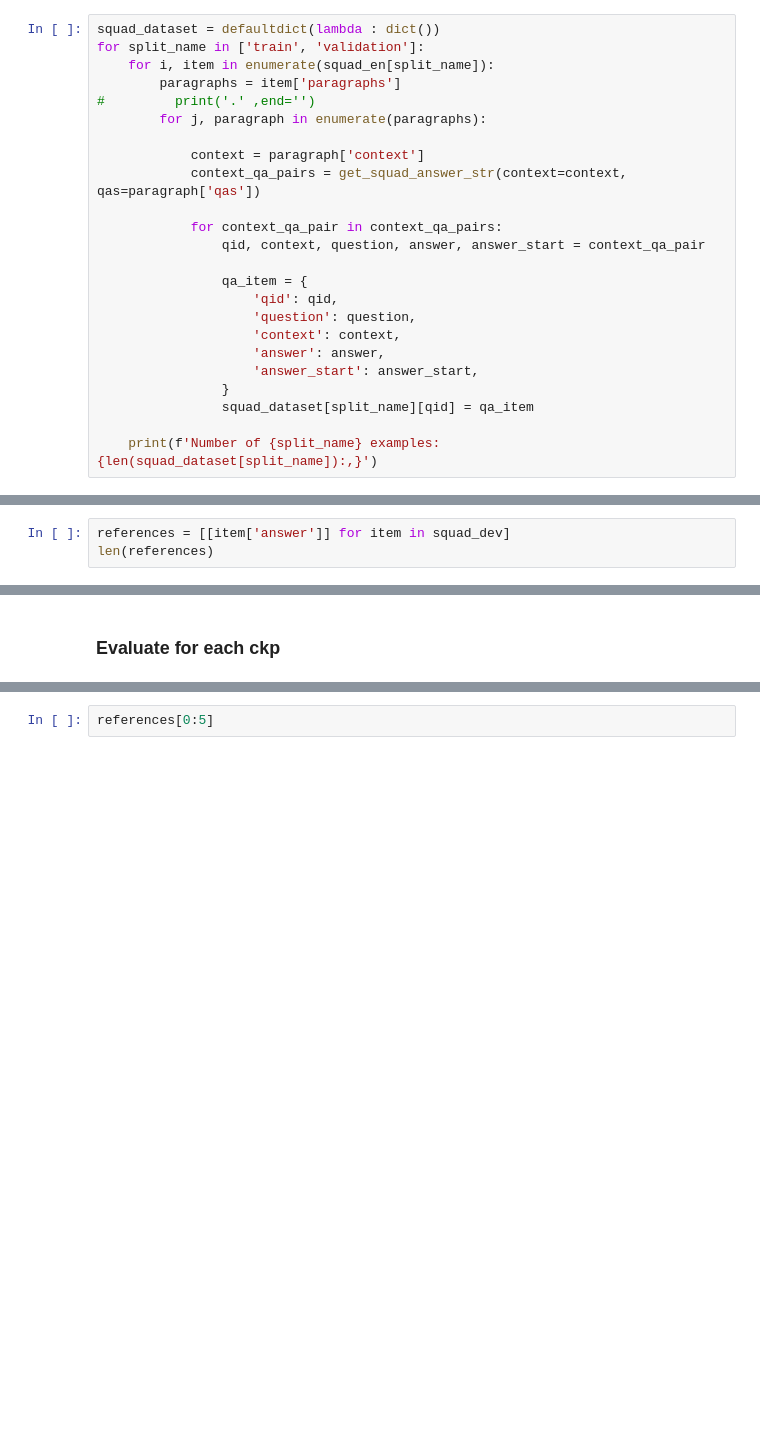
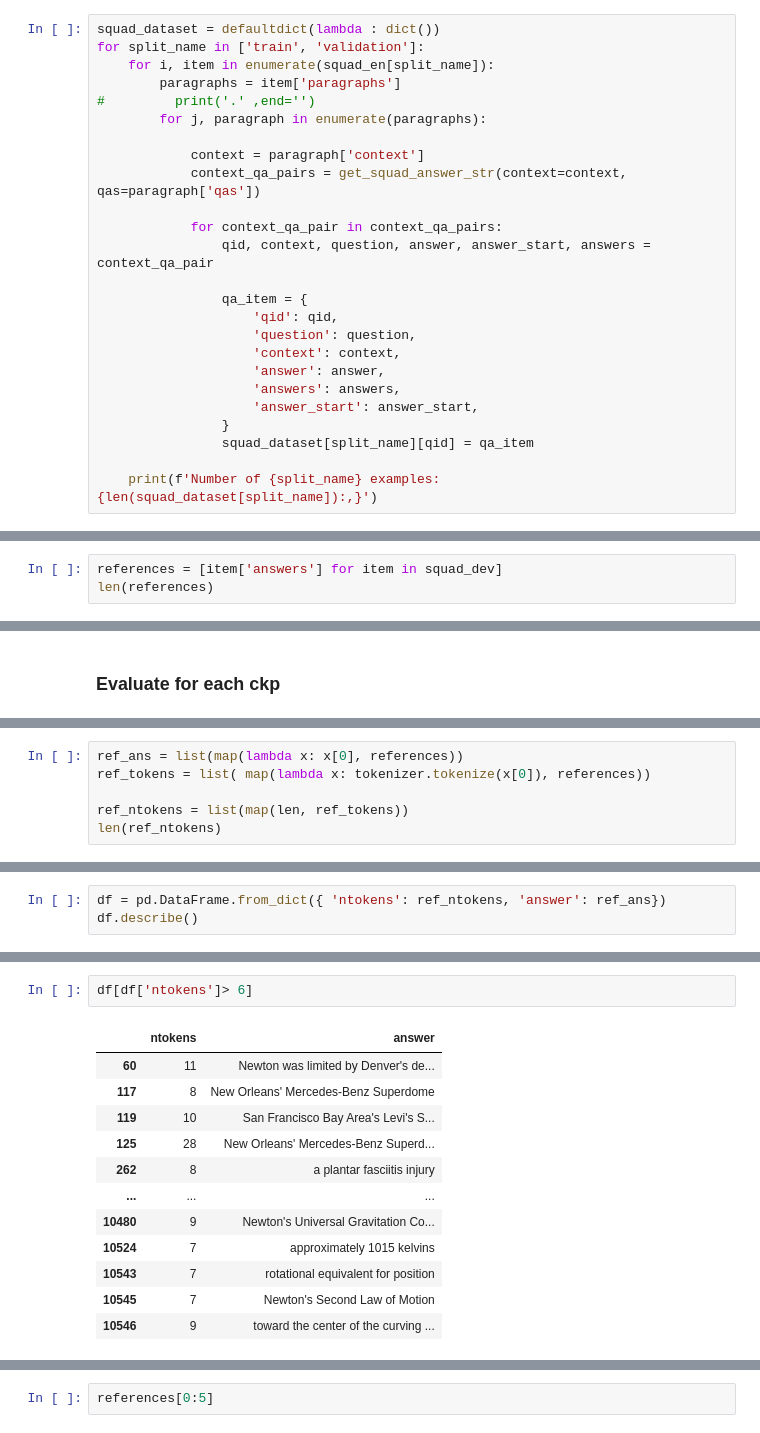
Before and after one commit to lalital/CL-ReLKT, a Jupyter notebook: mrc_training/notebooks/evaluation_mT5.ipynb, the cells around one changed output, grey strips where cells are left out. Drawn from its saved outputs; the diff is of its cells as text; blank space fills up the shorter version.

```diff
--- a/mrc_training/notebooks/evaluation_mT5.ipynb
+++ b/mrc_training/notebooks/evaluation_mT5.ipynb
@@ -231,13 +584,14 @@ for split_name in ['train', 'validation']:
             context_qa_pairs = get_squad_answer_str(context=context, qas=paragraph['qas'])
 
             for context_qa_pair in context_qa_pairs:
-                qid, context, question, answer, answer_start = context_qa_pair
+                qid, context, question, answer, answer_start, answers = context_qa_pair
 
                 qa_item = {
                     'qid': qid,
                     'question': question,
                     'context': context,
                     'answer': answer,
+                    'answers': answers,
                     'answer_start': answer_start,
                 }
                 squad_dataset[split_name][qid] = qa_item
@@ -302,5 +623,5 @@ tokenizer.pad_token_id
 # %%
-references = [[item['answer']] for item in squad_dev]
+references = [item['answers'] for item in squad_dev]
 len(references)
 # %% [output]
 10570
@@ -448,0 +818,6 @@ evaluate(references[:len(answers)], predictions=answers)
+# %%
+ref_ans = list(map(lambda x: x[0], references))
+ref_tokens = list( map(lambda x: tokenizer.tokenize(x[0]), references))
+
+ref_ntokens = list(map(len, ref_tokens))
+len(ref_ntokens)
@@ -448,0 +846,3 @@ evaluate(references[:len(answers)], predictions=answers)
+# %%
+df = pd.DataFrame.from_dict({ 'ntokens': ref_ntokens, 'answer': ref_ans})
+df.describe()
@@ -448,0 +859,15 @@ evaluate(references[:len(answers)], predictions=answers)
+# %%
+df[df['ntokens']> 6]
+# %% [output]
+|  | ntokens | answer |
+| 60 | 11 | Newton was limited by Denver's de... |
+| 117 | 8 | New Orleans' Mercedes-Benz Superdome |
+| 119 | 10 | San Francisco Bay Area's Levi's S... |
+| 125 | 28 | New Orleans' Mercedes-Benz Superd... |
+| 262 | 8 | a plantar fasciitis injury |
+| ... | ... | ... |
+| 10480 | 9 | Newton's Universal Gravitation Co... |
+| 10524 | 7 | approximately 1015 kelvins |
+| 10543 | 7 | rotational equivalent for position |
+| 10545 | 7 | Newton's Second Law of Motion |
+| 10546 | 9 | toward the center of the curving ... |
```
Also changed, not shown: parts of 72 cells of this notebook, 1 other file.
